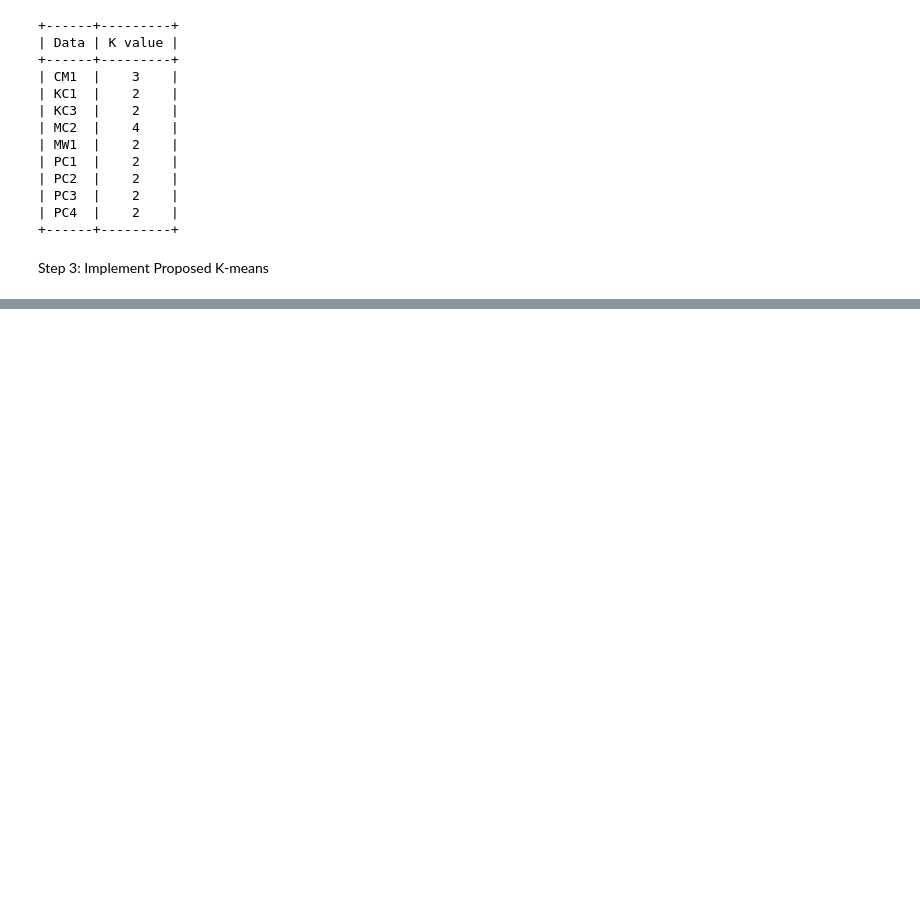
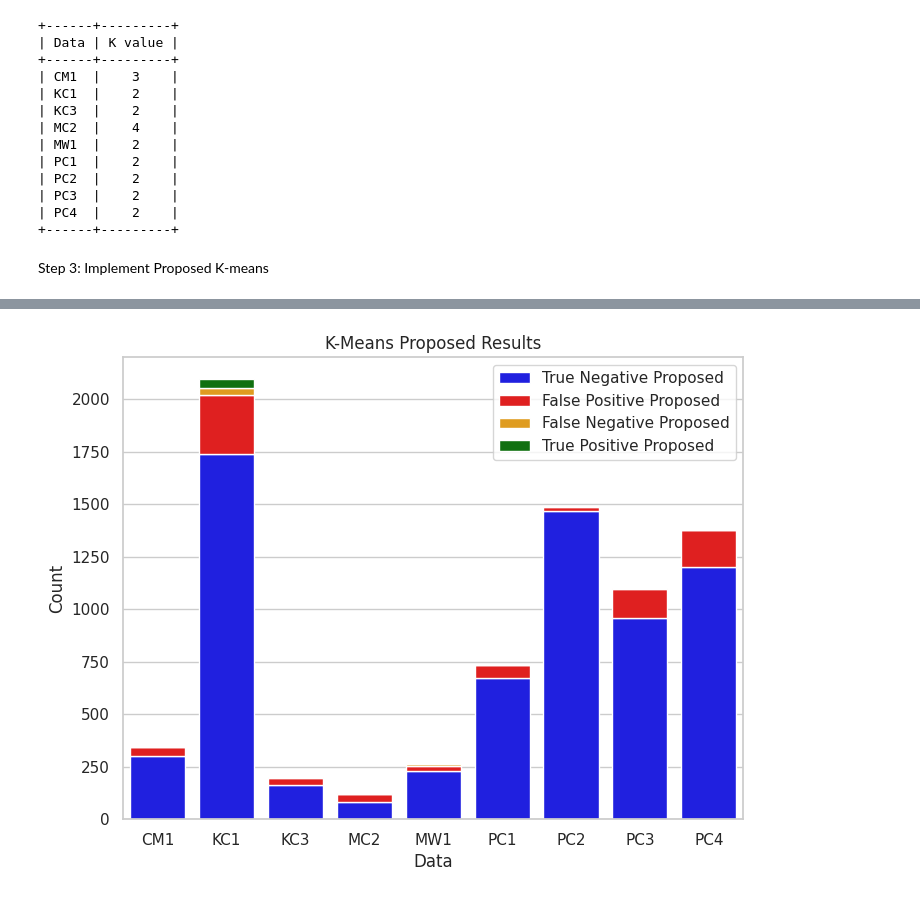
Before and after one commit to KosarDst/SoftwareBugPrediction_inML, a Jupyter notebook: point_center_algorithm_for_k_means_clustering_to_increase_software_defect_prediction.ipynb, the cells around one changed output, grey strips where cells are left out. Cells and saved outputs as stored; diff of their text form; code cells hidden in the pictures; blank space fills up the shorter version.

```diff
--- a/point_center_algorithm_for_k_means_clustering_to_increase_software_defect_prediction.ipynb
+++ b/point_center_algorithm_for_k_means_clustering_to_increase_software_defect_prediction.ipynb
@@ -189,25 +254,87 @@ def proposed_kmean(df):
     return confusion_matrix[0][0],confusion_matrix[0][1],confusion_matrix[1][0],confusion_matrix[1][1],error,rand_index
 
 print("----------------------------------------------- Proposed K-Means Table -----------------------------------------------")
-Table=PrettyTable(["Data","True Negative", "False Positive", "False Negative", "True Positive","Error","Rand index"])
+tn_list=[]
+fn_list=[]
+fp_list=[]
+tp_list=[]
+
+Table=PrettyTable(["Data","True Negative Proposed", "False Positive Proposed", "False Negative Proposed", "True Positive Proposed","Error","Rand index"])
 tn,fp,fn,tp,error,rand_index = proposed_kmean(df1)
+tn_list.append(tn)
+fn_list.append(fn)
+fp_list.append(fp)
+tp_list.append(tp)
 Table.add_row(["CM1",tn, fn, fp, tp, error, rand_index])
 tn,fp,fn,tp,error,rand_index = proposed_kmean(df2)
+tn_list.append(tn)
+fn_list.append(fn)
+fp_list.append(fp)
+tp_list.append(tp)
 Table.add_row(["KC1",tn, fn, fp, tp,error,rand_index])
 tn,fp,fn,tp,error,rand_index = proposed_kmean(df3)
+tn_list.append(tn)
+fn_list.append(fn)
+fp_list.append(fp)
+tp_list.append(tp)
 Table.add_row(["KC3",tn, fn, fp, tp,error,rand_index])
 tn,fp,fn,tp,error,rand_index = proposed_kmean(df4)
+tn_list.append(tn)
+fn_list.append(fn)
+fp_list.append(fp)
+tp_list.append(tp)
 Table.add_row(["MC2",tn, fn, fp, tp,error,rand_index])
 tn,fp,fn,tp,error,rand_index = proposed_kmean(df5)
+tn_list.append(tn)
+fn_list.append(fn)
+fp_list.append(fp)
+tp_list.append(tp)
 Table.add_row(["MW1",tn, fn, fp, tp,error,rand_index])
 tn,fp,fn,tp,error,rand_index = proposed_kmean(df6)
+tn_list.append(tn)
+fn_list.append(fn)
+fp_list.append(fp)
+tp_list.append(tp)
 Table.add_row(["PC1",tn, fn, fp, tp,error,rand_index])
 tn,fp,fn,tp,error,rand_index = proposed_kmean(df7)
+tn_list.append(tn)
+fn_list.append(fn)
+fp_list.append(fp)
+tp_list.append(tp)
 Table.add_row(["PC2",tn, fn, fp, tp,error,rand_index])
 tn,fp,fn,tp,error,rand_index = proposed_kmean(df8)
+tn_list.append(tn)
+fn_list.append(fn)
+fp_list.append(fp)
+tp_list.append(tp)
 Table.add_row(["PC3",tn, fn, fp, tp,error,rand_index])
 tn,fp,fn,tp,error,rand_index = proposed_kmean(df9)
+tn_list.append(tn)
+fn_list.append(fn)
+fp_list.append(fp)
+tp_list.append(tp)
 Table.add_row(["PC4",tn, fn, fp, tp,error,rand_index])
 print(Table)
+
+data = {'Data': ['CM1', 'KC1', 'KC3', 'MC2', 'MW1', 'PC1', 'PC2', 'PC3', 'PC4']}
+data.update({'True Negative Proposed':tn_list})
+data.update({'False Negative Proposed':fn_list})
+data.update({'False Positive Proposed':fp_list})
+data.update({'True Positive Proposed':tp_list})
+df = pd.DataFrame(data)
+
+# Plot the table using seaborn
+plt.figure(figsize=(8, 6))
+sns.set(style="whitegrid")
+ax = sns.barplot(data=df, x='Data', y='True Negative Proposed', color='blue', label='True Negative Proposed')
+ax = sns.barplot(data=df, x='Data', y='False Positive Proposed', color='red', bottom=df['True Negative Proposed'], label='False Positive Proposed')
+ax = sns.barplot(data=df, x='Data', y='False Negative Proposed', color='orange', bottom=df['True Negative Proposed']+df['False Positive Proposed'], label='False Negative Proposed')
+ax = sns.barplot(data=df, x='Data', y='True Positive Proposed', color='green', bottom=df['True Negative Proposed']+df['False Positive Proposed']+df['False Negative Proposed'], label='True Positive Proposed')
+
+plt.xlabel('Data')
+plt.ylabel('Count')
+plt.title('K-Means Proposed Results')
+plt.legend()
+plt.show()
 # %% [output]
 ----------------------------------------------- Proposed K-Means Table -----------------------------------------------
@@ -226,0 +354 @@ print(Table)
+[figure, added]
```
Also changed, not shown: parts of 2 cells of this notebook.
